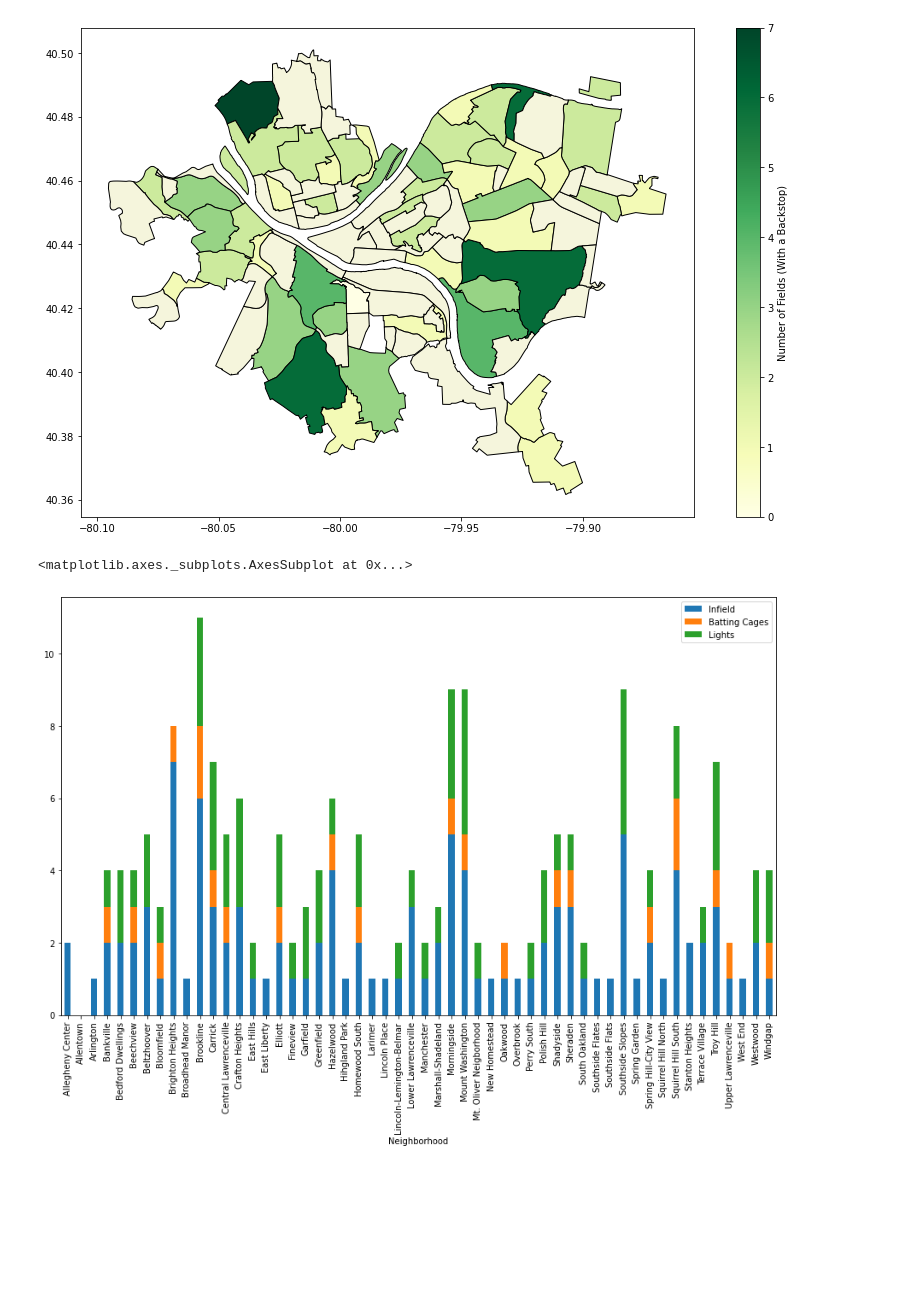
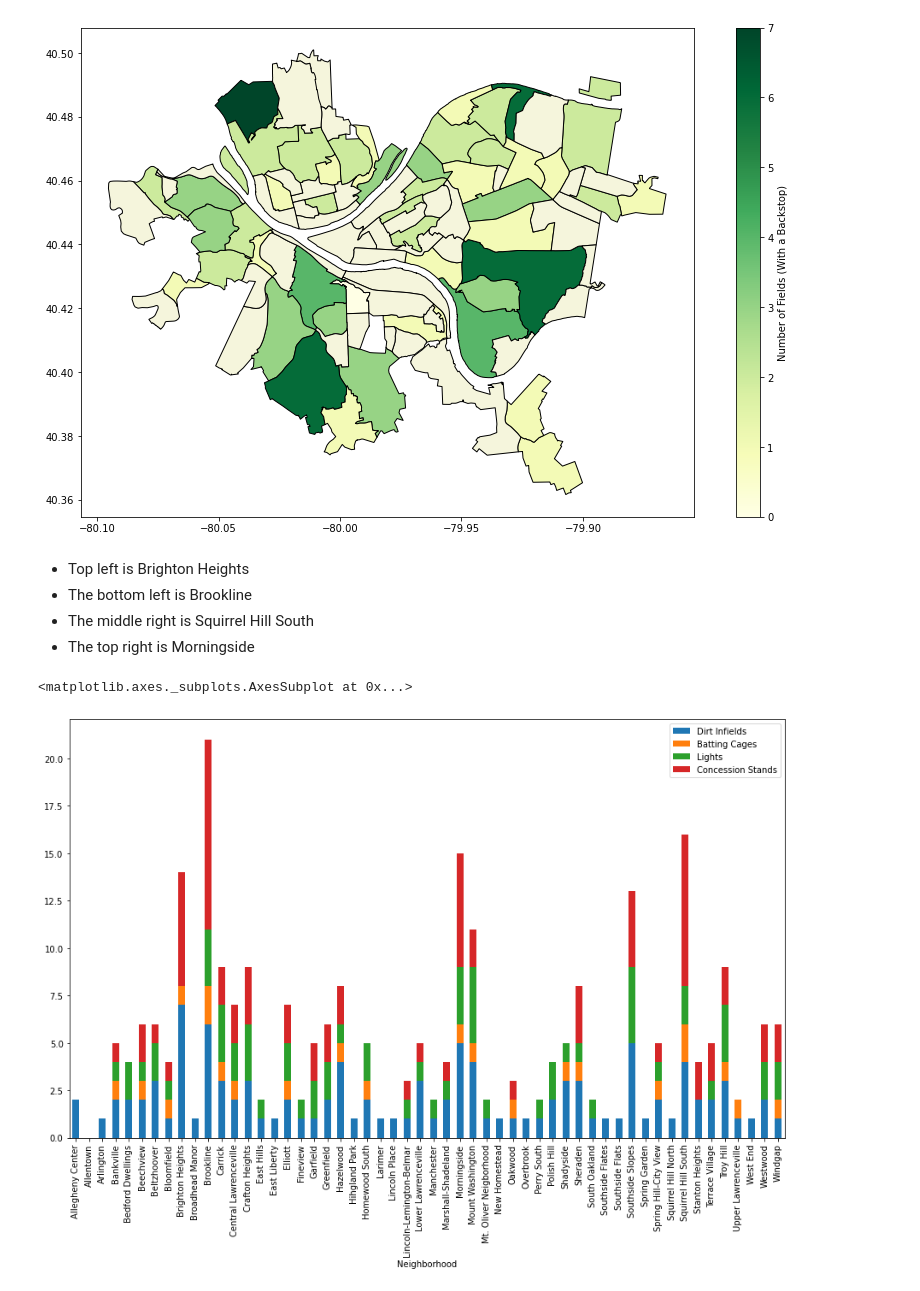
Before and after one commit to lcox37/big_ideas_final, a Jupyter notebook: logan_notebook.ipynb, the cells around one changed output. Saved outputs shown, nothing was run; the diff lists cells and outputs as text; code cells hidden in the pictures; blank space fills up the shorter version.

```diff
--- a/logan_notebook.ipynb
+++ b/logan_notebook.ipynb
@@ -68,25 +66,30 @@ fields_map.plot(column='Back Stop',
 # %% [output]
 <matplotlib.axes._subplots.AxesSubplot at 0x...>
 [figure]
+# %% [markdown]
+* Top left is Brighton Heights
+* The bottom left is Brookline
+* The middle right is Squirrel Hill South
+* The top right is Morningside
 # %%
 import pandas as pd
-import geopandas
 %matplotlib inline
 fields = pd.read_csv("fields.csv")
 infield= fields.groupby("Neighborhood").sum()['Infield']
 infield.sort_values(ascending=False)
 battingcages= fields.groupby("Neighborhood").sum()['Battting Cage']#batting cage is misspelled in the data set
 battingcages.sort_values(ascending=False)
+concessionstands= fields.groupby("Neighborhood").sum()['Concession Stand']
+concessionstands.sort_values(ascending=False)
 lights= fields.groupby("Neighborhood").sum()['Lights']
 lights.sort_values(ascending=False)
 
 
-dataset = pd.DataFrame({'Infield': infield,
+dataset = pd.DataFrame({'Dirt Infields': infield,
                         'Batting Cages': battingcages,
-                        'Lights':lights})
-
-
+                        'Lights':lights,
+                        'Concession Stands':concessionstands})
 dataset.plot.bar(stacked=True, figsize=(15,9))
 # %% [output]
 <matplotlib.axes._subplots.AxesSubplot at 0x...>
-[figure, old version]
+[figure, new version]
```
Also changed, not shown: parts of 2 cells of this notebook, 4 other files.
